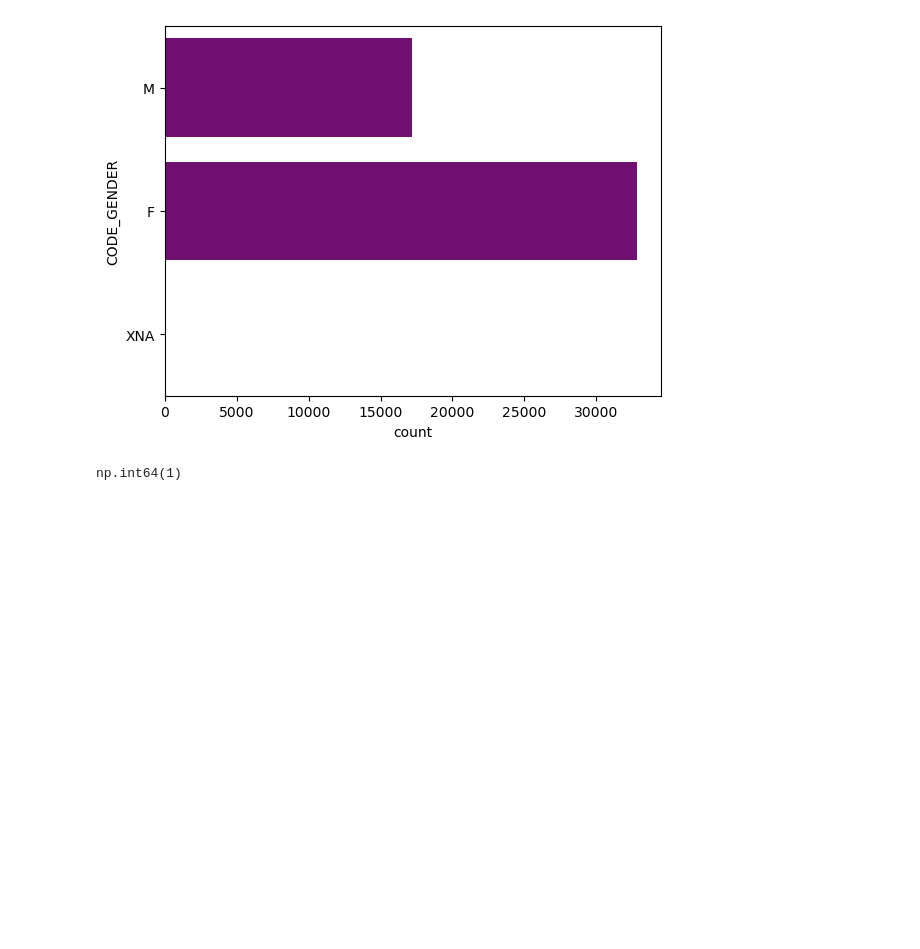
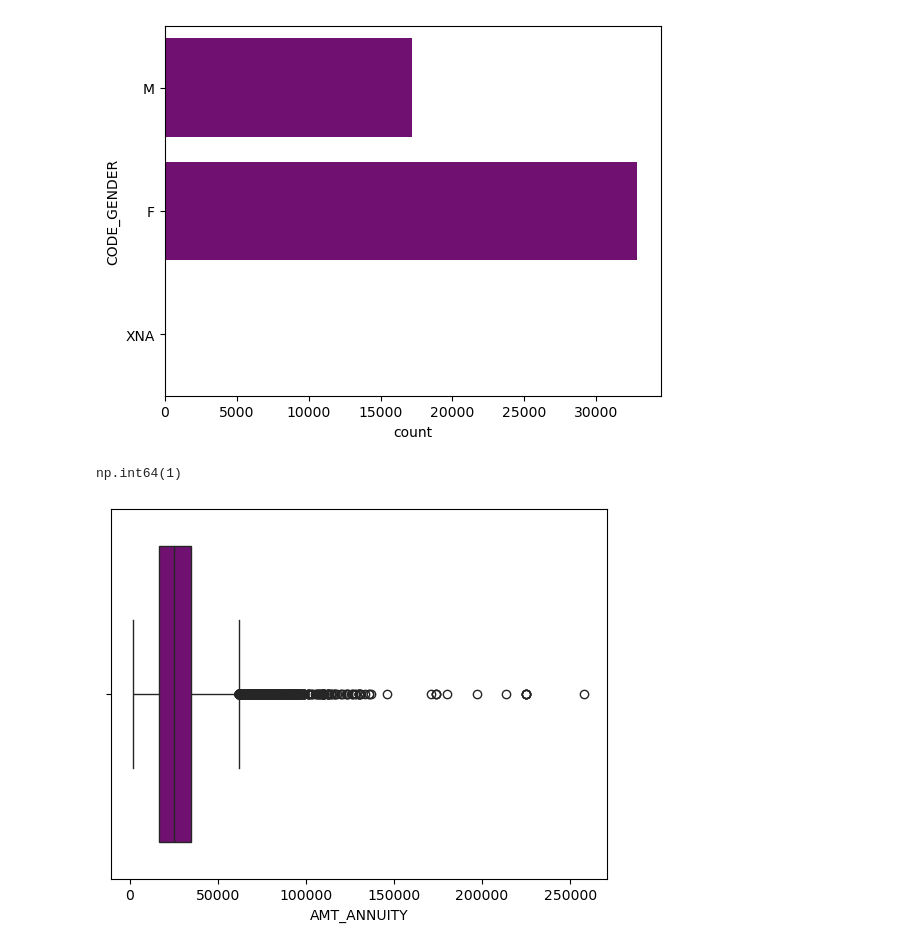
Before and after one commit to tanishqsharma20/python, a Jupyter notebook: python project/Bank loan case study/bank_loan.ipynb, the cells around one changed output. Drawn from its saved outputs; the diff is of its cells as text; code cells hidden in the pictures; blank space fills up the shorter version.

Commit message:
Refactor bank_loan.ipynb: Clean up metadata and add boxplot visualization for AMT_ANNUITY

```diff
--- a/python project/Bank loan case study/bank_loan.ipynb
+++ b/python project/Bank loan case study/bank_loan.ipynb
@@ -321,3 +321,8 @@ plt.show()
 df_app["AMT_ANNUITY"].isnull().sum()
 # %% [output]
 np.int64(1)
+# %%
+sns.boxplot(x=df_app["AMT_ANNUITY"],color="purple")
+plt.show()
+# %% [output]
+[figure, added]
```
